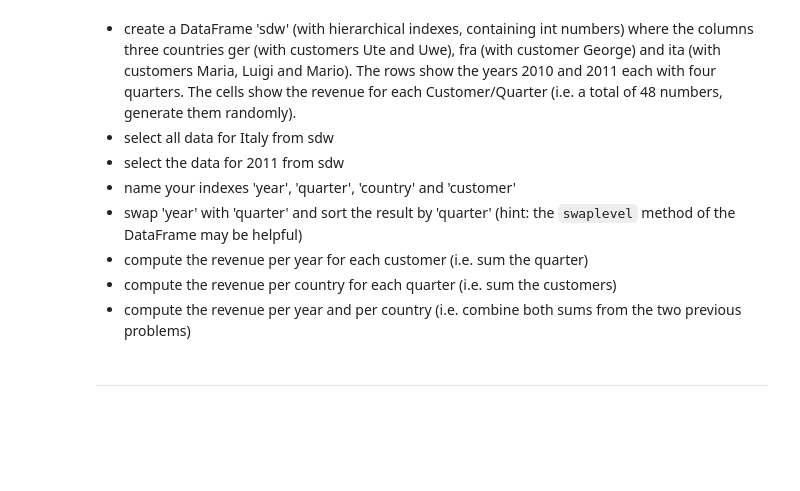
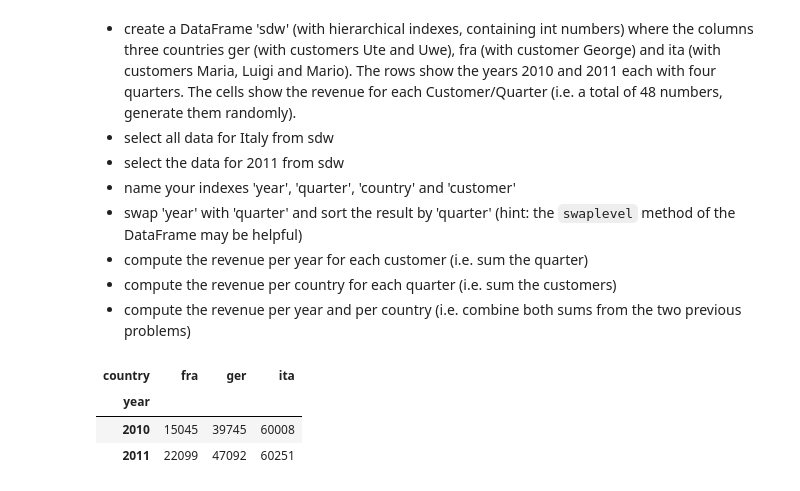
Before and after one commit to IchChefDuNixx/2023SS, a Jupyter notebook: DS/data_aai_sose23/lecture04_missing_values/h04a-assignment-Pandas_Part_1.ipynb, the cells around one changed output. Drawn from its saved outputs; the diff is of its cells as text; code cells hidden in the pictures; blank space fills up the shorter version.

```diff
--- a/DS/data_aai_sose23/lecture04_missing_values/h04a-assignment-Pandas_Part_1.ipynb
+++ b/DS/data_aai_sose23/lecture04_missing_values/h04a-assignment-Pandas_Part_1.ipynb
@@ -427,2 +425,18 @@ total
-# %% [markdown]
----
+# %%
+## Solutions
+sdw = DataFrame(data=np.random.default_rng().integers(0,10000,size=(8,6)),
+                index=pd.MultiIndex.from_product([["2010", "2011"], ["Q1", "Q2", "Q3", "Q4"]]),
+                columns=[2*["ger"]+1*["fra"]+3*["ita"], ["Ute", "Uwe", "George", "Maria", "Luigi", "Mario"]])
+sdw["ita"]
+sdw.loc["2011",:]
+sdw.index.names = ["year", "quarter"]
+sdw.columns.names = ["country", "customer"]
+sdw = sdw.swaplevel("year","quarter").sort_index()
+sdw.groupby("year").sum()
+sdw.groupby("country", axis=1).sum()
+sdw.groupby("year").sum().groupby("country", axis=1).sum()
+# %% [output]
+| country | fra | ger | ita |
+| year |  |  |  |
+| 2010 | 15045 | 39745 | 60008 |
+| 2011 | 22099 | 47092 | 60251 |
```
Also changed, not shown: parts of 2 cells of this notebook, 3 other files.
